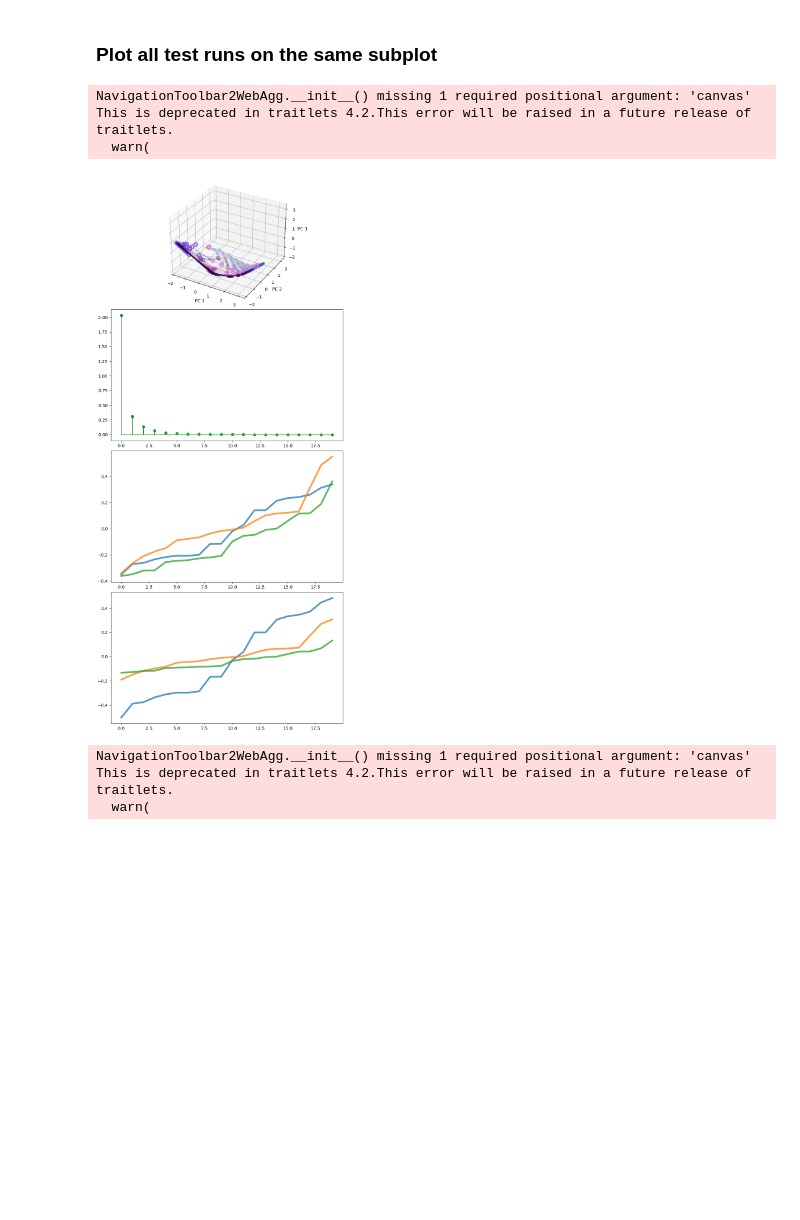
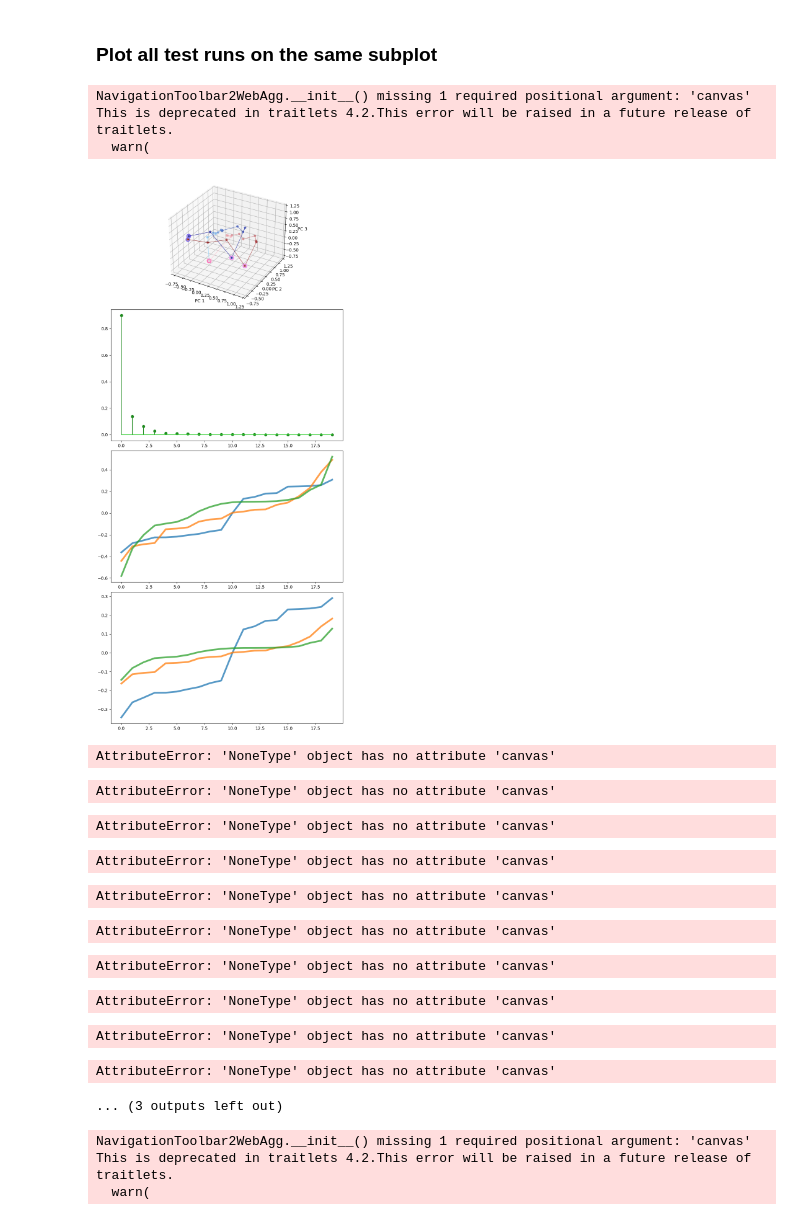
Before and after one commit to jonathan-chien/counting-rnn, a Jupyter notebook: notebooks/aaaa0001.ipynb, the cells around one changed output. Saved outputs shown, nothing was run; the diff lists cells and outputs as text; code cells hidden in the pictures; blank space fills up the shorter version.

```diff
--- a/notebooks/aaaa0001.ipynb
+++ b/notebooks/aaaa0001.ipynb
@@ -217,10 +225,10 @@ CMAPS[1]
 ### Plot each test run in a separate subplot
 # %%
 # Set seed index.
-seed_idx = 1
+seed_idx = 0
 
 # Number of sequences per test run to plot.
-num_seq_to_plot = 25
+num_seq_to_plot = 30
 
 # Which PCs will be selected for all plots.
 pcs_to_plot = [0, 1, 2]
@@ -351,7 +359,7 @@ LinAlgError: Last 2 dimensions of the array must be square
 ### Plot all test runs on the same subplot
 # %%
 # Use seed index from above cell. Set number of sequences (per test run) to plot independently here.
-num_seq_to_plot = 50
+num_seq_to_plot = 5
 
 # PCs to plot.
 pcs_to_plot = [0, 1, 2]
@@ -394,7 +402,7 @@ for i_test_run, test_run_id in enumerate(test_run_id_to_plot_list):
         # Plot hidden state trajectories.
         plotting.plot_trajectory(
             trajectory,
-            alpha=0.2,
+            alpha=0.7,
             ax=axs_1[0],
             cmap=CMAPS[i_test_run]
         )
@@ -428,34 +436,45 @@ for i_test_run, test_run_id in enumerate(test_run_id_to_plot_list):
         axs_1[1].stem(
             common_all_test_runs['eigenspectrum'],
             linefmt='forestgreen',
             markerfmt='forestgreen',
             basefmt='limegreen'
         )
 
         # Plot eigenvector components.
         axs_1[2].remove()
         axs_1[2] = fig_1.add_subplot(4, 1, 3)
         for i_pc in pcs_to_plot:
             axs_1[2].plot(
                 torch.sort(common_all_test_runs['v'][:, i_pc])[0],
                 alpha=0.75,
                 linewidth=4
             )
 
         # Plot loading components.
         axs_1[3].remove()
         axs_1[3] = fig_1.add_subplot(4, 1, 4)
         for i_pc in pcs_to_plot:
             axs_1[3].plot(
                 torch.sort(common_all_test_runs['loadings'][:, i_pc])[0],
                 alpha=0.75,
                 linewidth=4
             )
 # %% [output]
 NavigationToolbar2WebAgg.__init__() missing 1 required positional argument: 'canvas'
 This is deprecated in traitlets 4.2.This error will be raised in a future release of traitlets.
   warn(
-[figure, old version]
+[figure, new version]
+AttributeError: 'NoneType' object has no attribute 'canvas'
+AttributeError: 'NoneType' object has no attribute 'canvas'
+AttributeError: 'NoneType' object has no attribute 'canvas'
+AttributeError: 'NoneType' object has no attribute 'canvas'
+AttributeError: 'NoneType' object has no attribute 'canvas'
+AttributeError: 'NoneType' object has no attribute 'canvas'
+AttributeError: 'NoneType' object has no attribute 'canvas'
+AttributeError: 'NoneType' object has no attribute 'canvas'
+AttributeError: 'NoneType' object has no attribute 'canvas'
+AttributeError: 'NoneType' object has no attribute 'canvas'
+... (3 outputs left out)
 # %%
 def construct_confusion_matrix(ground_truth_labels, generated_labels, matrix_support=None):
     """
```
Also changed, not shown: parts of 2 cells of this notebook, 1 other file.
